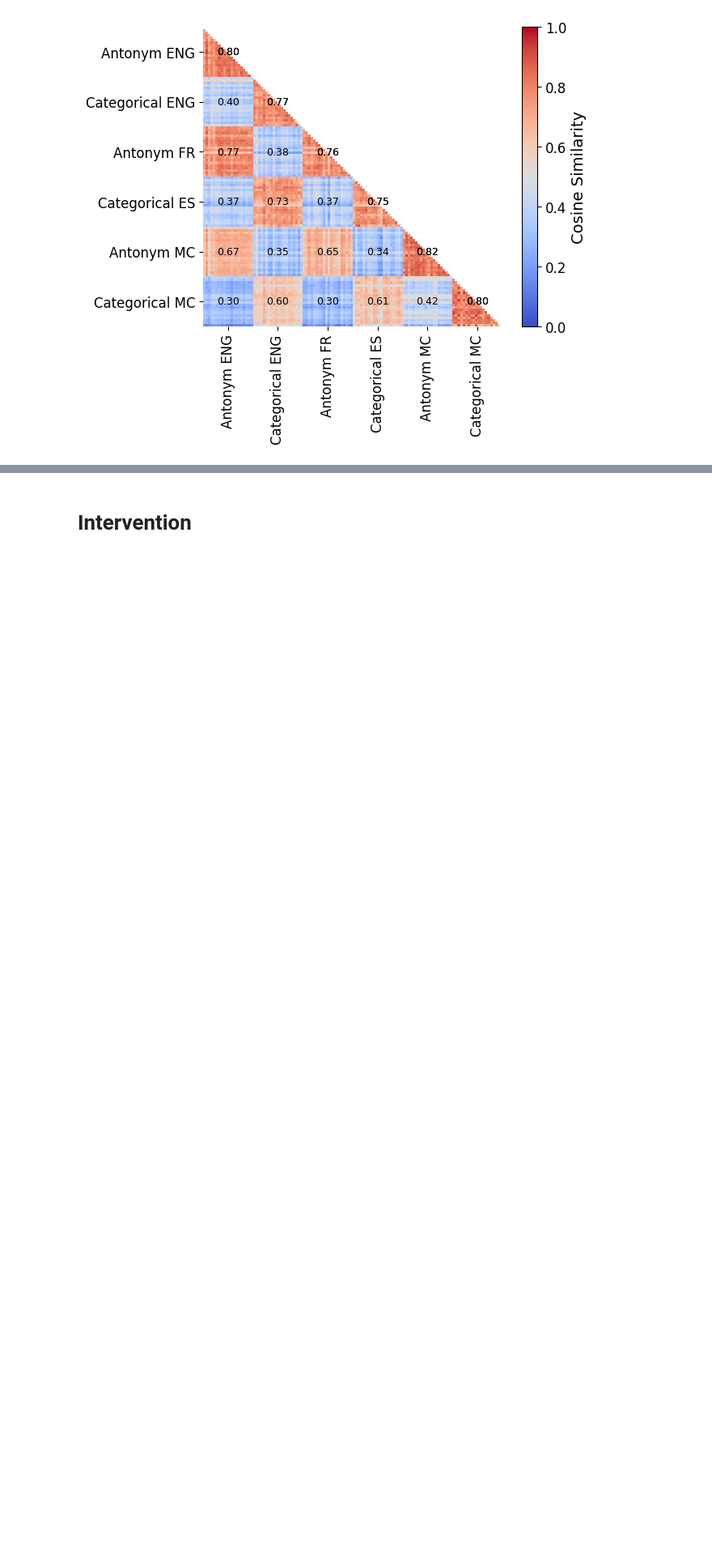
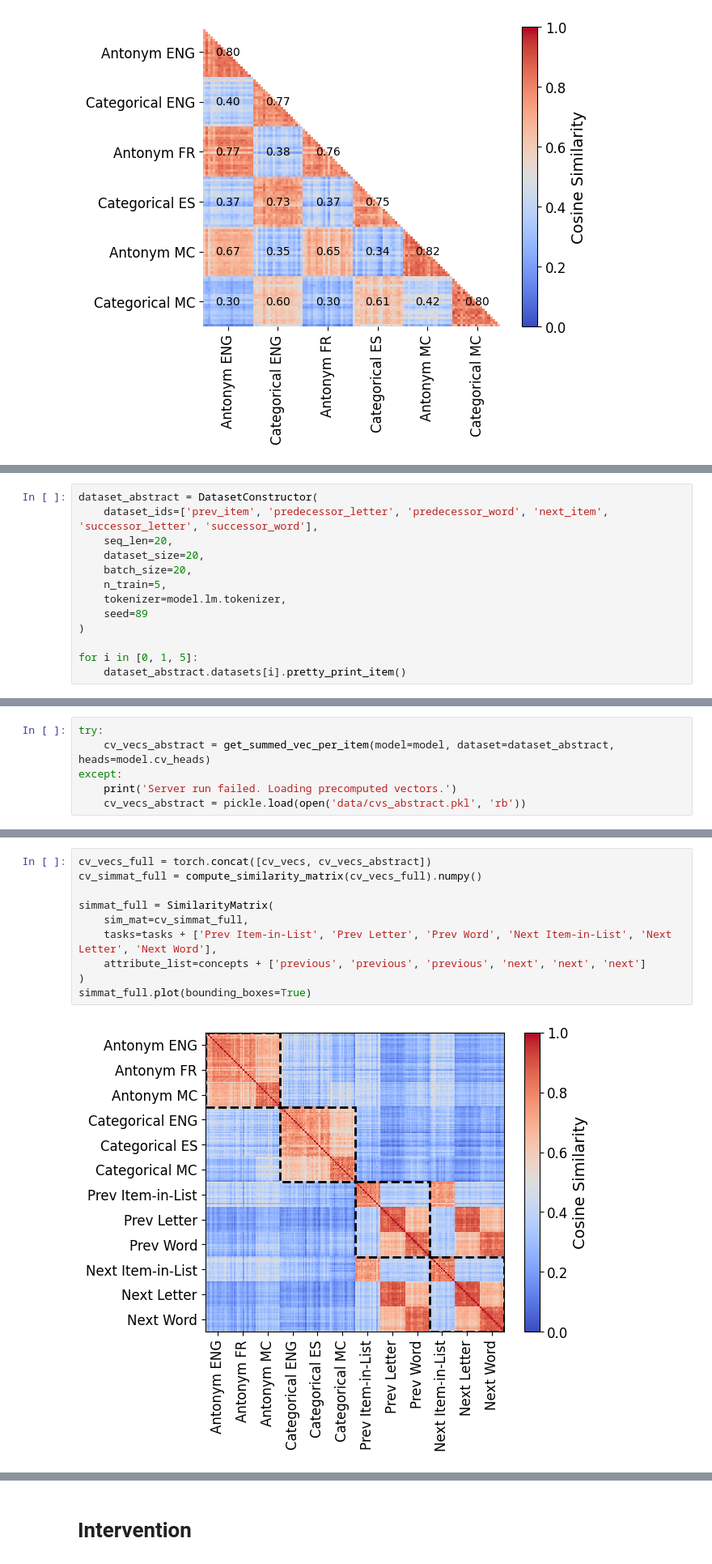
Before and after one commit to gucioopielka/concept_vectors, a Jupyter notebook: demo/demo_notebook.ipynb, the cells around one changed output, grey strips where cells are left out. Shown at 81% size. Drawn from its saved outputs; the diff is of its cells as text; blank space fills up the shorter version.

```diff
--- a/demo/demo_notebook.ipynb
+++ b/demo/demo_notebook.ipynb
@@ -181,0 +201,13 @@ simmat.plot(plot_means=True, plot_lower_diag=True)
+# %%
+dataset_abstract = DatasetConstructor(
+    dataset_ids=['prev_item', 'predecessor_letter', 'predecessor_word', 'next_item', 'successor_letter', 'successor_word'],
+    seq_len=20,
+    dataset_size=20,
+    batch_size=20,
+    n_train=5,
+    tokenizer=model.lm.tokenizer,
+    seed=89
+)
+
+for i in [0, 1, 5]:
+    dataset_abstract.datasets[i].pretty_print_item()
@@ -181,0 +274,6 @@ simmat.plot(plot_means=True, plot_lower_diag=True)
+# %%
+try:
+    cv_vecs_abstract = get_summed_vec_per_item(model=model, dataset=dataset_abstract, heads=model.cv_heads)
+except:
+    print('Server run failed. Loading precomputed vectors.')
+    cv_vecs_abstract = pickle.load(open('data/cvs_abstract.pkl', 'rb'))
@@ -181,0 +287,12 @@ simmat.plot(plot_means=True, plot_lower_diag=True)
+# %%
+cv_vecs_full = torch.concat([cv_vecs, cv_vecs_abstract])
+cv_simmat_full = compute_similarity_matrix(cv_vecs_full).numpy()
+
+simmat_full = SimilarityMatrix(
+    sim_mat=cv_simmat_full,
+    tasks=tasks + ['Prev Item-in-List', 'Prev Letter', 'Prev Word', 'Next Item-in-List', 'Next Letter', 'Next Word'],
+    attribute_list=concepts + ['previous', 'previous', 'previous', 'next', 'next', 'next']
+)
+simmat_full.plot(bounding_boxes=True)
+# %% [output]
+[figure, added]
```
Also changed, not shown: parts of 29 cells of this notebook, 5 other files.
